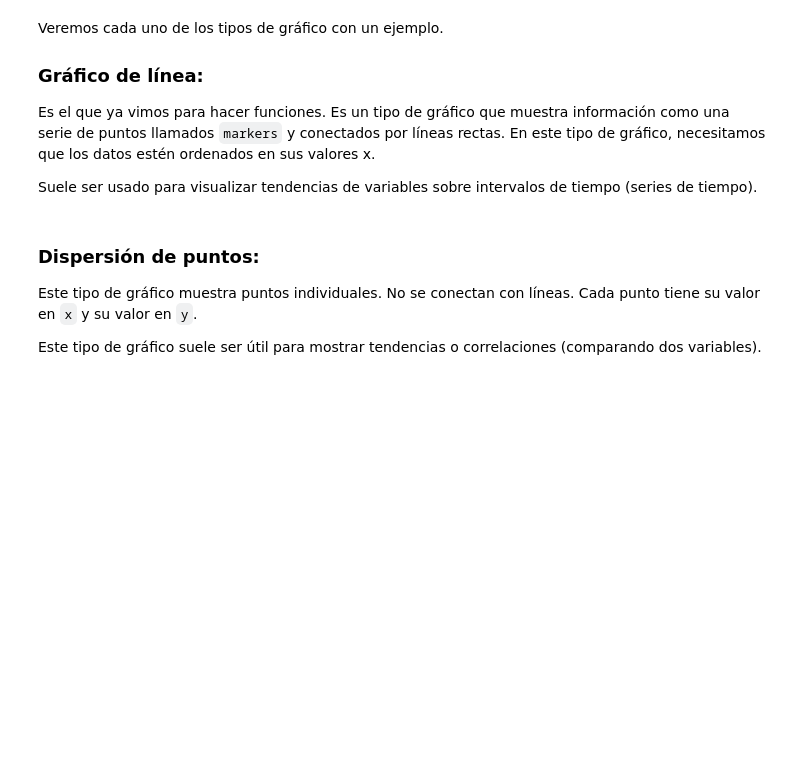
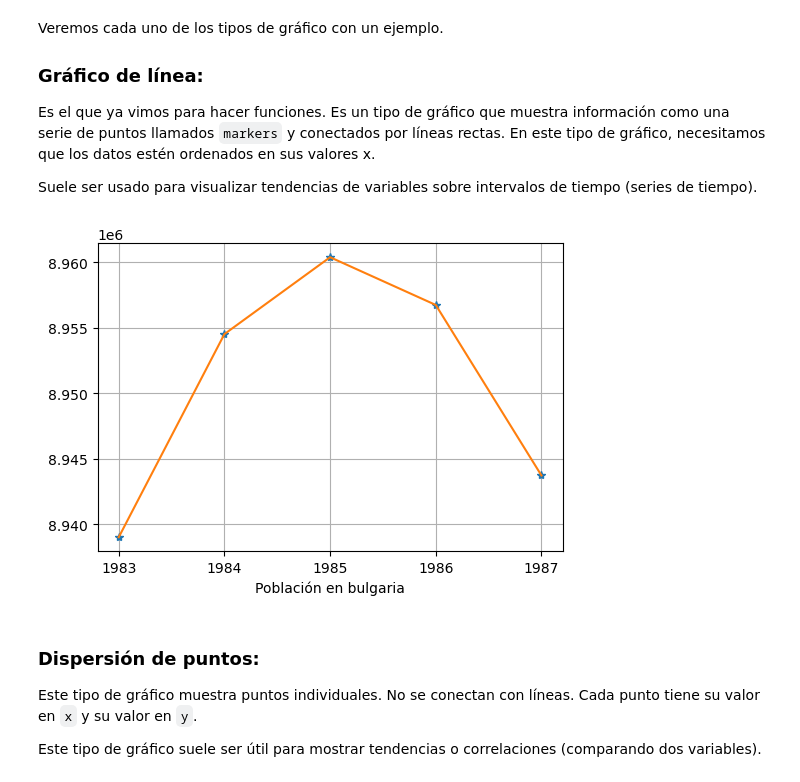
Before and after one commit to urielja/Introduccion_Aprendizaje_Automatico_2025, a Jupyter notebook: Modulo1_Clase_Resuelta/05- VisualizacionNumpyMatplotlib.ipynb, the cells around one changed output. Saved outputs shown, nothing was run; the diff lists cells and outputs as text; code cells hidden in the pictures; blank space fills up the shorter version.

```diff
--- a/Modulo1_Clase_Resuelta/05- VisualizacionNumpyMatplotlib.ipynb
+++ b/Modulo1_Clase_Resuelta/05- VisualizacionNumpyMatplotlib.ipynb
@@ -205,3 +288,5 @@ Es el que ya vimos para hacer funciones. Es un tipo de gráfico que muestra info
 Suele ser usado para visualizar tendencias de variables sobre intervalos de tiempo (series de tiempo).
 # %%
 # Datos de población en Bulgaria en el tiempo
+years = np.array([1983, 1984, 1985, 1986, 1987])
+poblacion =np.array([8939007, 8954518, 8960387, 8956741, 8943721])
@@ -210,3 +293,14 @@ Suele ser usado para visualizar tendencias de variables sobre intervalos de tiem
+# %%
+# Gráfico de línea
+plt.figure(figsize=(6,4))
+plt.plot(years, poblacion, '*')
+plt.plot(years, poblacion)
+plt.xlabel('años')
+plt.xlabel('Población en bulgaria')
+plt.xticks(years)
+plt.grid()
+# %% [output]
+[figure, added]
 # %% [markdown]
 ### Dispersión de puntos:
 
```
Also changed, not shown: parts of 23 cells of this notebook, 3 other files.
